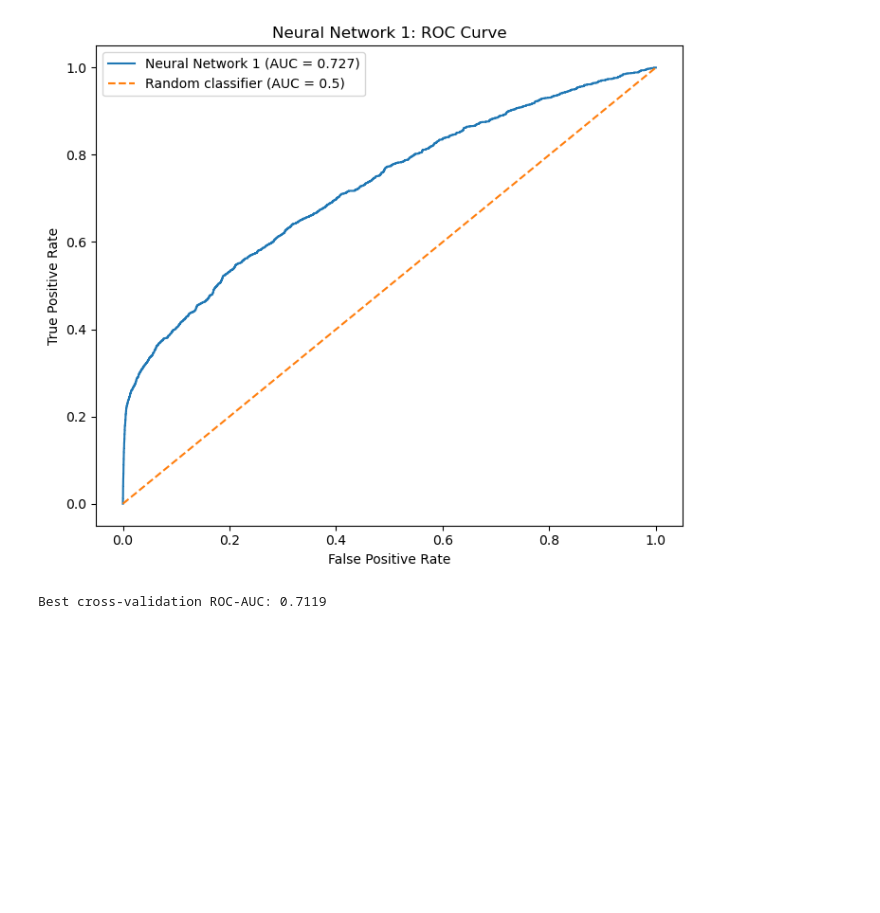
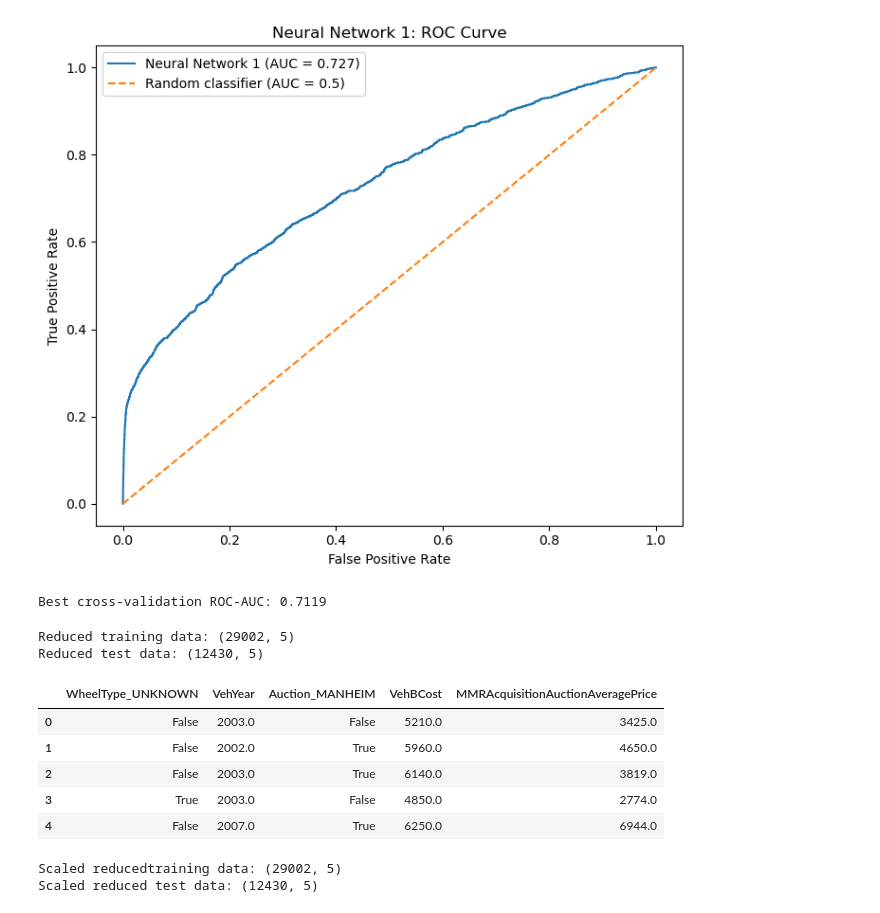
Before and after one commit to Nevi1849/IFQ580-Team-02H, a Jupyter notebook: Task_4.ipynb, the cells around one changed output. Cells and saved outputs as stored; diff of their text form; code cells hidden in the pictures; blank space fills up the shorter version.

Commit message:
Add files via upload
Update Task 4 with NN1 results and reduced feature preparation

```diff
--- a/Task_4.ipynb
+++ b/Task_4.ipynb
@@ -235,3 +235,33 @@ plt.show()
 print(f"Best cross-validation ROC-AUC: {grid_full.best_score_:.4f}")
 # %% [output]
 Best cross-validation ROC-AUC: 0.7119
+# %%
+## Task 4.3 - Decision Tree Selected Features. ##
+
+# Features selected using Decision tree feature importance. #
+selected_features = [
+    'WheelType_UNKNOWN',
+    'VehYear',
+    'Auction_MANHEIM',
+    'VehBCost',
+    'MMRAcquisitionAuctionAveragePrice'
+]
+
+# Create reduced training and test datasets. #
+X_train_reduced = X_train[selected_features].copy()
+X_test_reduced = X_test[selected_features].copy()
+
+# Check dimensions of reduced datasets. #
+print("Reduced training data:", X_train_reduced.shape)
+print("Reduced test data:", X_test_reduced.shape)
+
+X_train_reduced.head()
+# %% [output]
+Reduced training data: (29002, 5)
+Reduced test data: (12430, 5)
+|  | WheelType_UNKNOWN | VehYear | Auction_MANHEIM | VehBCost | MMRAcquisitionAuctionAveragePrice |
+| 0 | False | 2003.0 | False | 5210.0 | 3425.0 |
+| 1 | False | 2002.0 | True | 5960.0 | 4650.0 |
+| 2 | False | 2003.0 | True | 6140.0 | 3819.0 |
+| 3 | True | 2003.0 | False | 4850.0 | 2774.0 |
+| 4 | False | 2007.0 | True | 6250.0 | 6944.0 |
@@ -237,0 +272,17 @@ Best cross-validation ROC-AUC: 0.7119
+# %%
+# Standardise the reduced predictor variables. #
+scaler_reduced = StandardScaler()
+X_train_reduced_scaled = scaler_reduced.fit_transform(
+    X_train_reduced
+)
+
+X_test_reduced_scaled = scaler_reduced.transform(
+    X_test_reduced
+)
+
+# Check dimensions #
+print("Scaled reducedtraining data:", X_train_reduced_scaled.shape)
+print("Scaled reduced test data:", X_test_reduced_scaled.shape)
+# %% [output]
+Scaled reducedtraining data: (29002, 5)
+Scaled reduced test data: (12430, 5)
```
Also changed, not shown: parts of 6 cells of this notebook.
